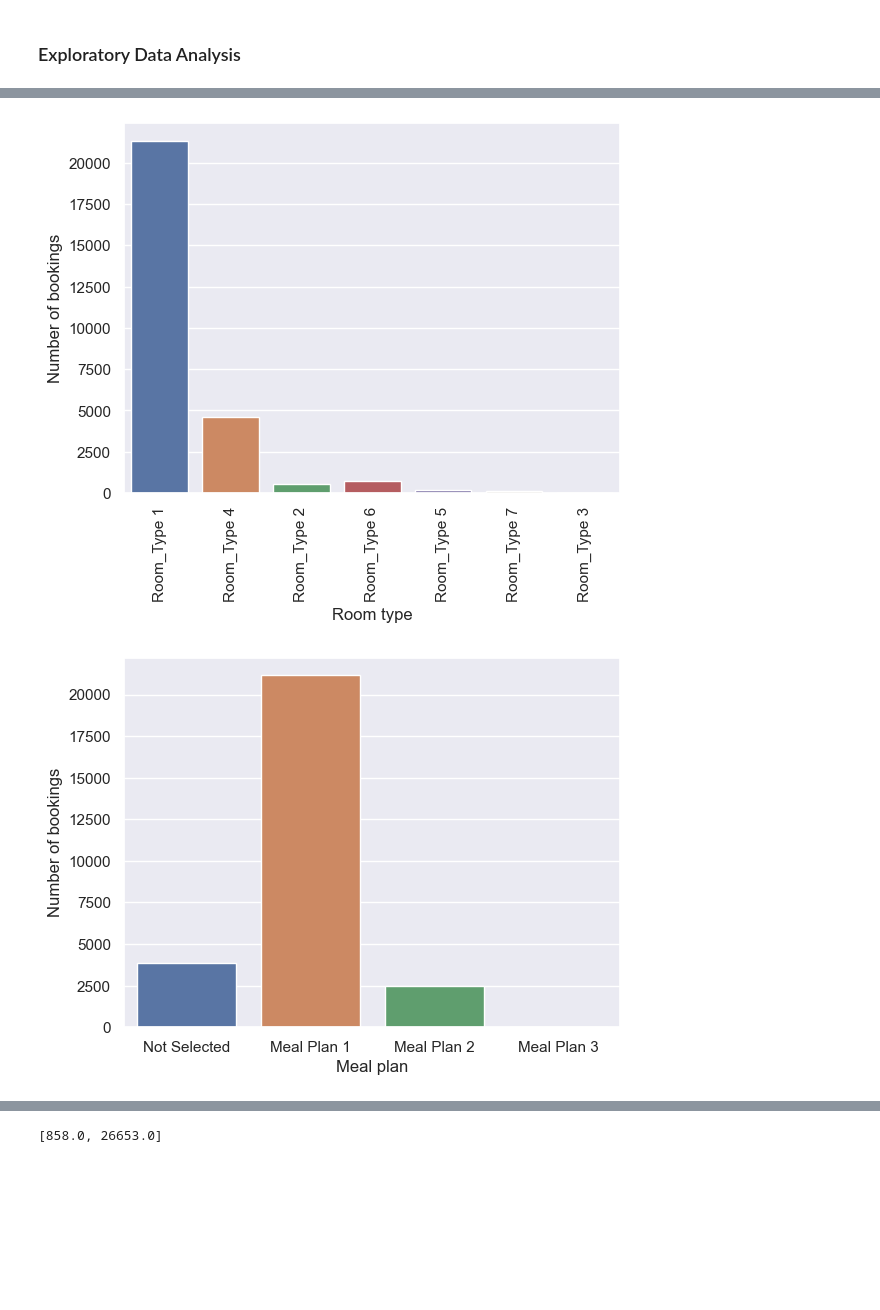
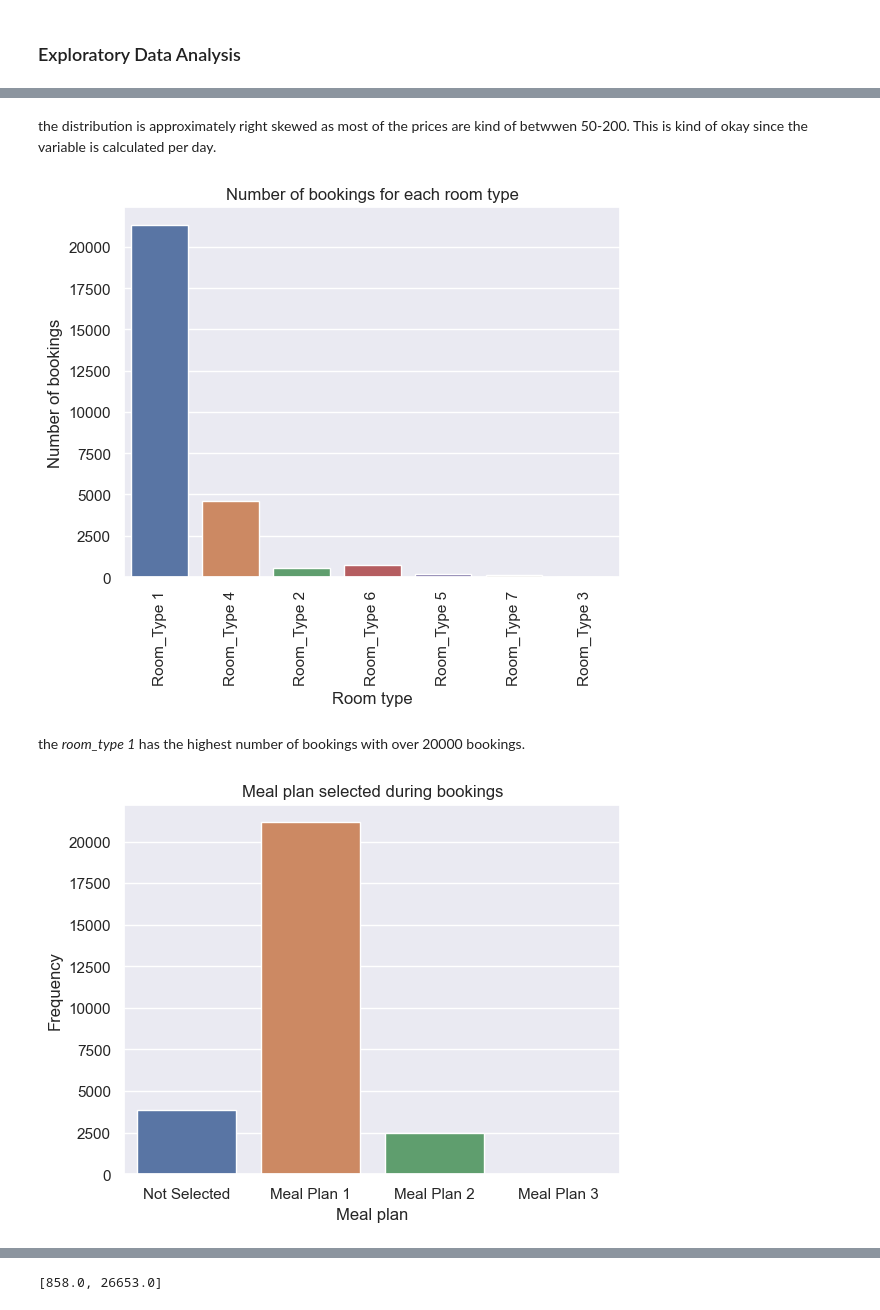
Before and after one commit to Ukpoweh/Hotel_cancellations_prediction, a Jupyter notebook: hotel_cancellations.ipynb, the cells around one changed output, grey strips where cells are left out. Drawn from its saved outputs; the diff is of its cells as text; code cells hidden in the pictures; blank space fills up the shorter version.

```diff
--- a/hotel_cancellations.ipynb
+++ b/hotel_cancellations.ipynb
@@ -166,15 +182,21 @@ df.describe()
+# %% [markdown]
+the distribution is approximately right skewed as most of the prices are kind of betwwen 50-200. This is kind of okay since the variable is calculated per day.
 # %%
 sns.countplot(x='room_type_reserved',data=df)
 plt.xticks(rotation=90)
 plt.ylabel('Number of bookings')
 plt.xlabel('Room type')
+plt.title('Number of bookings for each room type')
 plt.show()
 # %% [output]
-[figure, old version]
+[figure, new version]
+# %% [markdown]
+the *room_type 1* has the highest number of bookings with over 20000 bookings.
 # %%
 sns.countplot(x='type_of_meal_plan', data=df)
 plt.xlabel('Meal plan')
-plt.ylabel('Number of bookings')
+plt.ylabel('Frequency')
+plt.title('Meal plan selected during bookings')
 plt.show()
 # %% [output]
-[figure, old version]
+[figure, new version]
```
Also changed, not shown: parts of 31 cells of this notebook, 1 other file.
